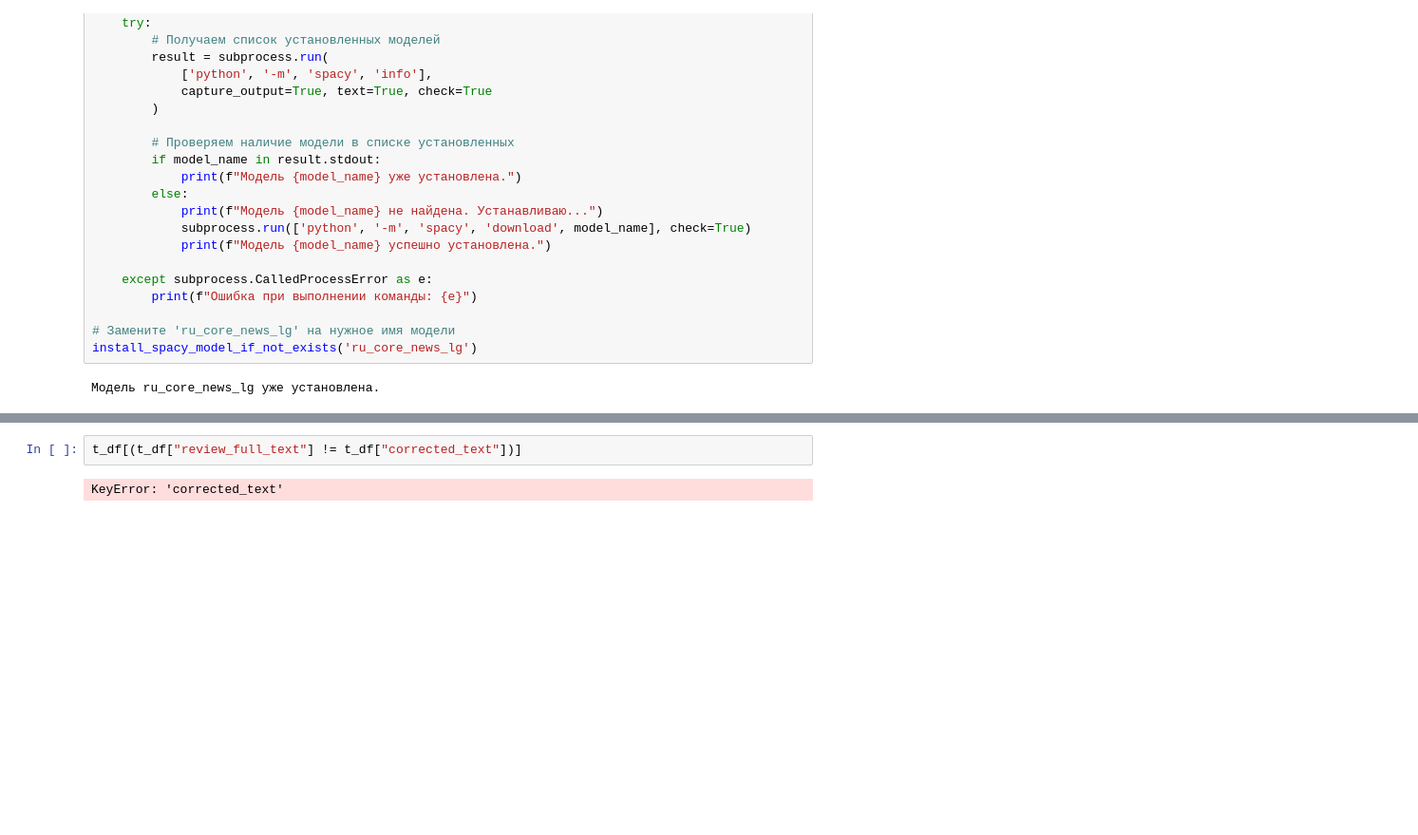
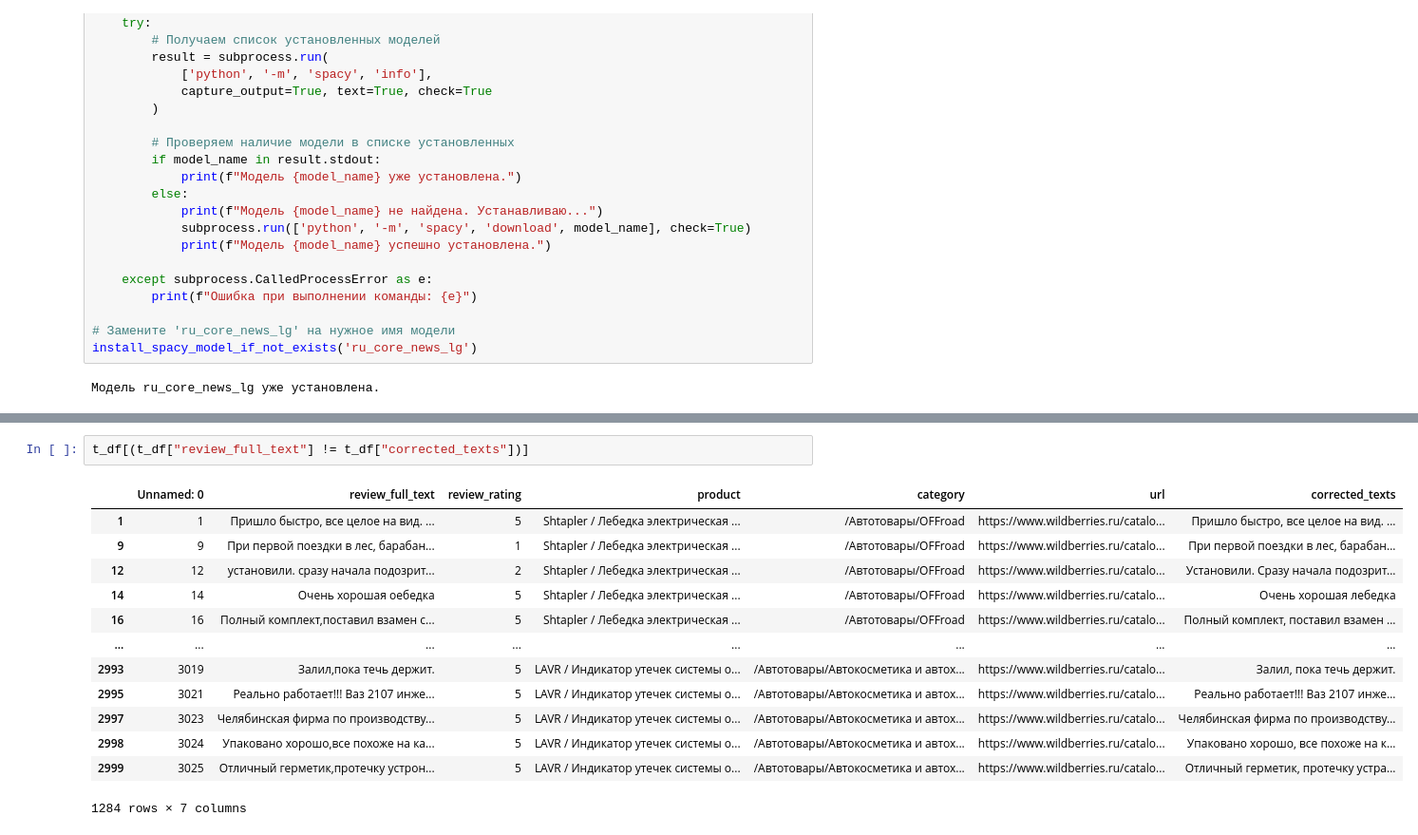
Before and after one commit to Frame24/WB_Parse, a Jupyter notebook: text_correction.ipynb, the cells around one changed output, grey strips where cells are left out. Shown: that part at 95% size. Saved outputs shown, nothing was run; the diff lists cells and outputs as text; blank space fills up the shorter version.

```diff
--- a/text_correction.ipynb
+++ b/text_correction.ipynb
@@ -232,4 +237,16 @@ t_df
 # %%
-t_df[(t_df["review_full_text"] != t_df["corrected_text"])]
+t_df[(t_df["review_full_text"] != t_df["corrected_texts"])]
 # %% [output]
+|  | Unnamed: 0 | review_full_text | review_rating | product | category | url | corrected_texts |
+| 1 | 1 | Пришло быстро, все целое на вид. ... | 5 | Shtapler / Лебедка электрическая ... | /Автотовары/OFFroad | https://www.wildberries.ru/catalo... | Пришло быстро, все целое на вид. ... |
+| 9 | 9 | При первой поездки в лес, барабан... | 1 | Shtapler / Лебедка электрическая ... | /Автотовары/OFFroad | https://www.wildberries.ru/catalo... | При первой поездки в лес, барабан... |
+| 12 | 12 | установили. сразу начала подозрит... | 2 | Shtapler / Лебедка электрическая ... | /Автотовары/OFFroad | https://www.wildberries.ru/catalo... | Установили. Сразу начала подозрит... |
+| 14 | 14 | Очень хорошая оебедка | 5 | Shtapler / Лебедка электрическая ... | /Автотовары/OFFroad | https://www.wildberries.ru/catalo... | Очень хорошая лебедка |
+| 16 | 16 | Полный комплект,поставил взамен с... | 5 | Shtapler / Лебедка электрическая ... | /Автотовары/OFFroad | https://www.wildberries.ru/catalo... | Полный комплект, поставил взамен ... |
+| ... | ... | ... | ... | ... | ... | ... | ... |
+| 2993 | 3019 | Залил,пока течь держит. | 5 | LAVR / Индикатор утечек системы о... | /Автотовары/Автокосметика и автох... | https://www.wildberries.ru/catalo... | Залил, пока течь держит. |
+| 2995 | 3021 | Реально работает!!! Ваз 2107 инже... | 5 | LAVR / Индикатор утечек системы о... | /Автотовары/Автокосметика и автох... | https://www.wildberries.ru/catalo... | Реально работает!!! Ваз 2107 инже... |
+| 2997 | 3023 | Челябинская фирма по производству... | 5 | LAVR / Индикатор утечек системы о... | /Автотовары/Автокосметика и автох... | https://www.wildberries.ru/catalo... | Челябинская фирма по производству... |
+| 2998 | 3024 | Упаковано хорошо,все похоже на ка... | 5 | LAVR / Индикатор утечек системы о... | /Автотовары/Автокосметика и автох... | https://www.wildberries.ru/catalo... | Упаковано хорошо, все похоже на к... |
+| 2999 | 3025 | Отличный герметик,протечку устрон... | 5 | LAVR / Индикатор утечек системы о... | /Автотовары/Автокосметика и автох... | https://www.wildberries.ru/catalo... | Отличный герметик, протечку устра... |
-KeyError: 'corrected_text'
+1284 rows × 7 columns
```
Also changed, not shown: parts of 5 cells of this notebook, 5 other files.
